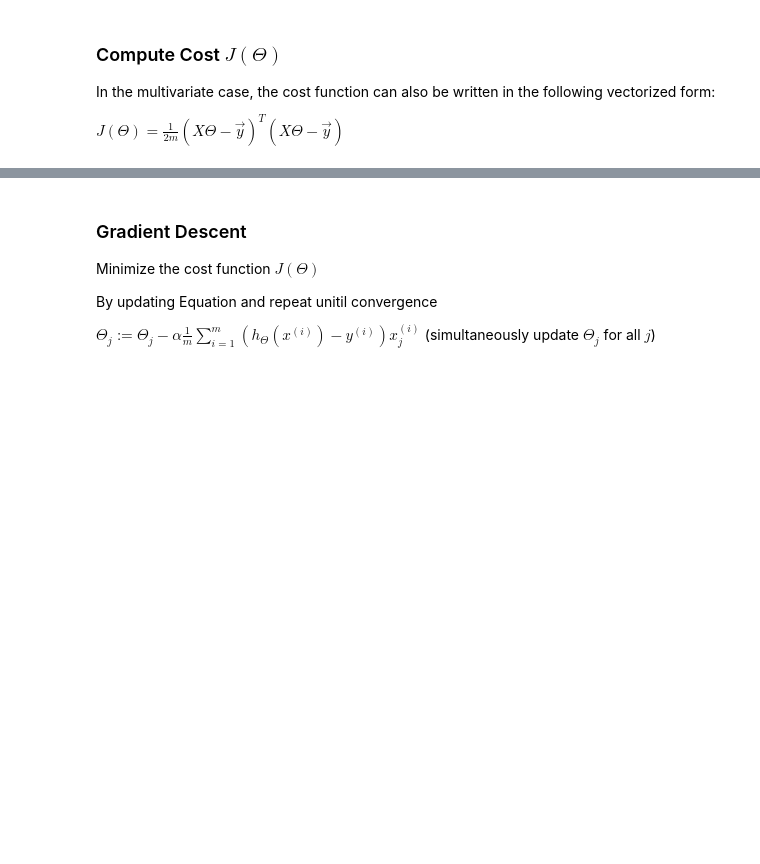
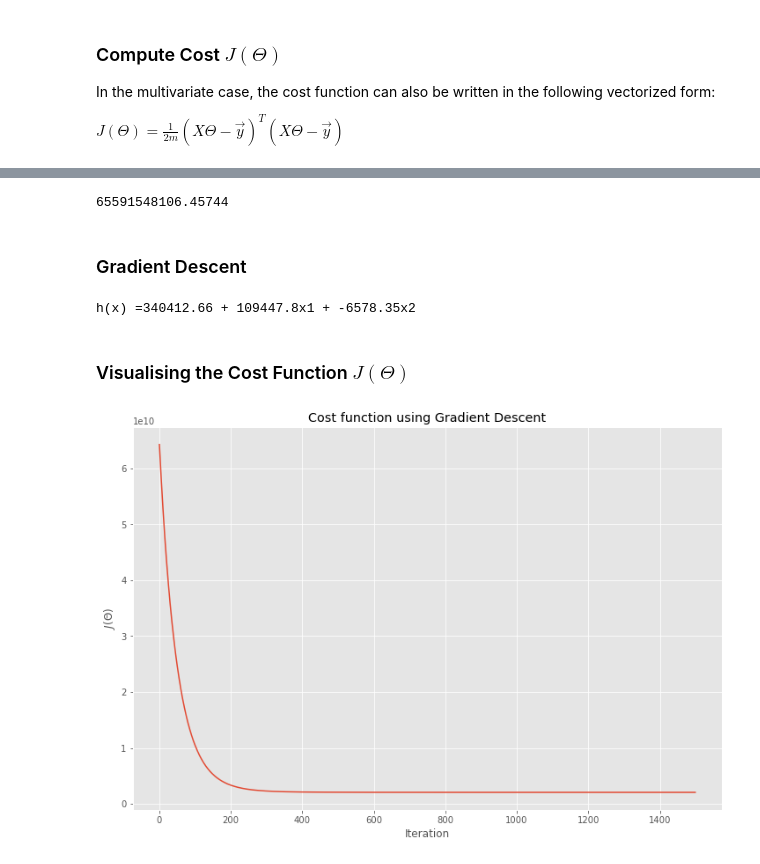
Before and after one commit to roman-cmyk/Machine-Learning-Stanford, a Jupyter notebook: Multivariable Regression/Multivariable Regression.ipynb, the cells around one changed output, grey strips where cells are left out. Saved outputs shown, nothing was run; the diff lists cells and outputs as text; code cells hidden in the pictures; blank space fills up the shorter version.

Commit message:
Visualising the Cost Function

```diff
--- a/Multivariable Regression/Multivariable Regression.ipynb
+++ b/Multivariable Regression/Multivariable Regression.ipynb
@@ -134,8 +130,20 @@ computeCost(X2,y2,theta2)
-# %% [markdown]
-### Gradient Descent
-
-Minimize the cost function $J(\Theta)$
-
-By updating Equation and repeat unitil convergence
-
-$\Theta_j := \Theta_j - \alpha \frac{1}{m} \sum_{i=1}^m (h_{\Theta}(x^{(i)}) - y^{(i)})x_j^{(i)}$ (simultaneously update $\Theta_j$ for all $j$)
+# %%
+computeCost(X,y,theta)
+# %% [output]
+65591548106.45744
+# %% [markdown]
+### Gradient Descent
+# %%
+theta2, J_history2 = gradientDescent(X2,y2,theta2,0.1,400)
+print("h(x) ="+str(round(theta2[0,0],2))+" + "+str(round(theta2[1,0],2))+"x1 + "+str(round(theta2[2,0],2))+"x2")
+# %% [output]
+h(x) =340412.66 + 109447.8x1 + -6578.35x2
+# %% [markdown]
+### Visualising the Cost Function $J(\Theta)$
+# %%
+plt.plot(J_history)
+plt.xlabel("Iteration")
+plt.ylabel("$J(\Theta)$")
+plt.title("Cost function using Gradient Descent");
+# %% [output]
+[figure, added]
```
Also changed, not shown: parts of 2 cells of this notebook.
